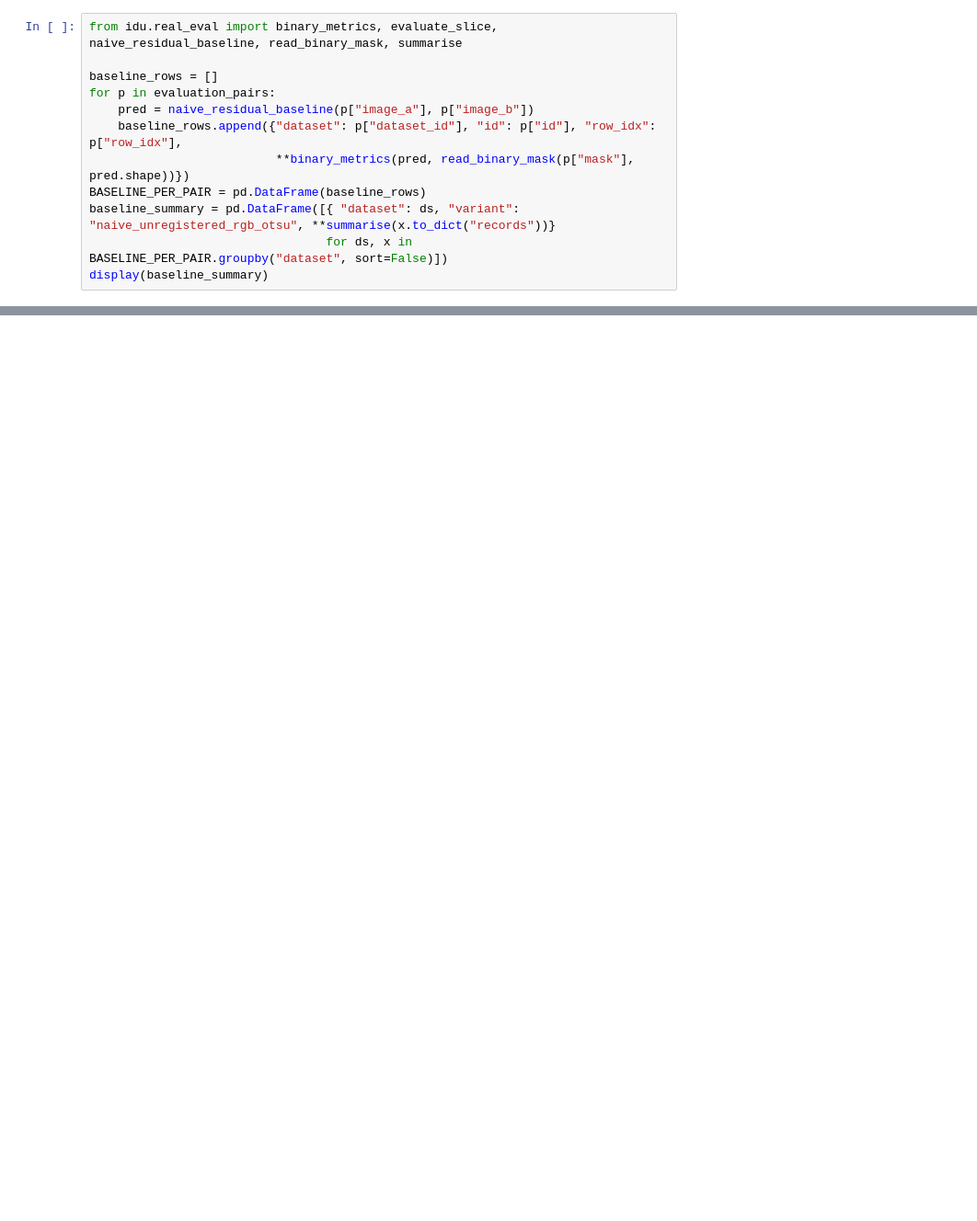
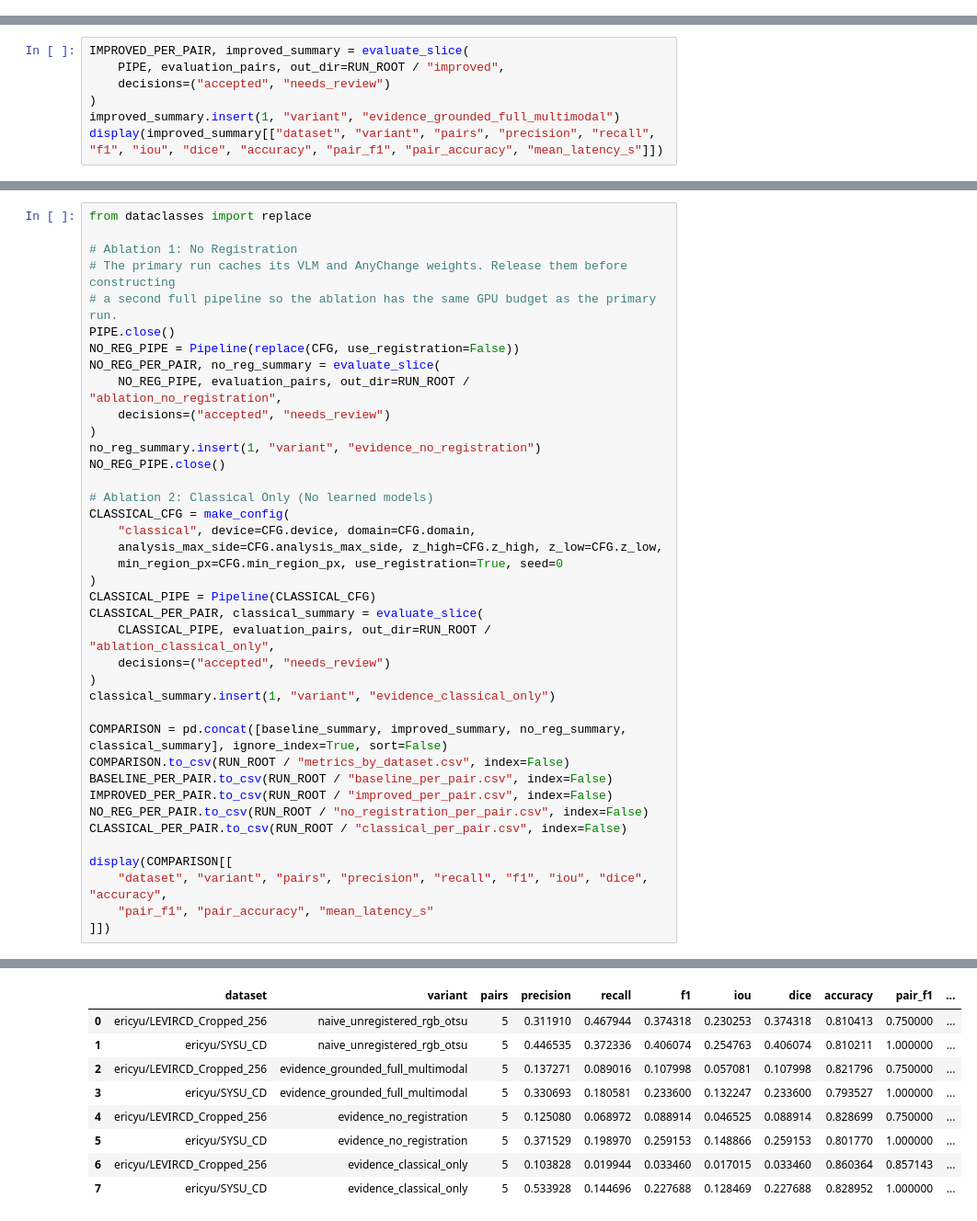
Before and after one commit to Suraj-creation/Paired_image_difference_Problem, a Jupyter notebook: notebooks/Fine_Grained_Image_Difference_Real_Evaluation.ipynb, the cells around one changed output, grey strips where cells are left out. Shown at 92% size. Cells and saved outputs as stored; diff of their text form; blank space fills up the shorter version.

Commit message:
feat: execute multimodal real-data evaluation

```diff
--- a/notebooks/Fine_Grained_Image_Difference_Real_Evaluation.ipynb
+++ b/notebooks/Fine_Grained_Image_Difference_Real_Evaluation.ipynb
@@ -121,12 +0,0 @@ standalone quality score because unchanged pixels dominate remote-sensing masks.
-# %%
-from idu.real_eval import binary_metrics, evaluate_slice, naive_residual_baseline, read_binary_mask, summarise
-
-baseline_rows = []
-for p in evaluation_pairs:
-    pred = naive_residual_baseline(p["image_a"], p["image_b"])
-    baseline_rows.append({"dataset": p["dataset_id"], "id": p["id"], "row_idx": p["row_idx"],
-                          **binary_metrics(pred, read_binary_mask(p["mask"], pred.shape))})
-BASELINE_PER_PAIR = pd.DataFrame(baseline_rows)
-baseline_summary = pd.DataFrame([{ "dataset": ds, "variant": "naive_unregistered_rgb_otsu", **summarise(x.to_dict("records"))}
-                                 for ds, x in BASELINE_PER_PAIR.groupby("dataset", sort=False)])
-display(baseline_summary)
@@ -311,0 +219,7 @@ Actual component status from the last executed pair:
+# %%
+IMPROVED_PER_PAIR, improved_summary = evaluate_slice(
+    PIPE, evaluation_pairs, out_dir=RUN_ROOT / "improved",
+    decisions=("accepted", "needs_review")
+)
+improved_summary.insert(1, "variant", "evidence_grounded_full_multimodal")
+display(improved_summary[["dataset", "variant", "pairs", "precision", "recall", "f1", "iou", "dice", "accuracy", "pair_f1", "pair_accuracy", "mean_latency_s"]])
@@ -311,0 +246,40 @@ Actual component status from the last executed pair:
+# %%
+from dataclasses import replace
+
+# Ablation 1: No Registration
+# The primary run caches its VLM and AnyChange weights. Release them before constructing
+# a second full pipeline so the ablation has the same GPU budget as the primary run.
+PIPE.close()
+NO_REG_PIPE = Pipeline(replace(CFG, use_registration=False))
+NO_REG_PER_PAIR, no_reg_summary = evaluate_slice(
+    NO_REG_PIPE, evaluation_pairs, out_dir=RUN_ROOT / "ablation_no_registration",
+    decisions=("accepted", "needs_review")
+)
+no_reg_summary.insert(1, "variant", "evidence_no_registration")
+NO_REG_PIPE.close()
+
+# Ablation 2: Classical Only (No learned models)
+CLASSICAL_CFG = make_config(
+    "classical", device=CFG.device, domain=CFG.domain,
+    analysis_max_side=CFG.analysis_max_side, z_high=CFG.z_high, z_low=CFG.z_low,
+    min_region_px=CFG.min_region_px, use_registration=True, seed=0
+)
+CLASSICAL_PIPE = Pipeline(CLASSICAL_CFG)
+CLASSICAL_PER_PAIR, classical_summary = evaluate_slice(
+    CLASSICAL_PIPE, evaluation_pairs, out_dir=RUN_ROOT / "ablation_classical_only",
+    decisions=("accepted", "needs_review")
+)
+classical_summary.insert(1, "variant", "evidence_classical_only")
+
+COMPARISON = pd.concat([baseline_summary, improved_summary, no_reg_summary, classical_summary], ignore_index=True, sort=False)
+COMPARISON.to_csv(RUN_ROOT / "metrics_by_dataset.csv", index=False)
+BASELINE_PER_PAIR.to_csv(RUN_ROOT / "baseline_per_pair.csv", index=False)
+IMPROVED_PER_PAIR.to_csv(RUN_ROOT / "improved_per_pair.csv", index=False)
+NO_REG_PER_PAIR.to_csv(RUN_ROOT / "no_registration_per_pair.csv", index=False)
+CLASSICAL_PER_PAIR.to_csv(RUN_ROOT / "classical_per_pair.csv", index=False)
+
+display(COMPARISON[[
+    "dataset", "variant", "pairs", "precision", "recall", "f1", "iou", "dice", "accuracy",
+    "pair_f1", "pair_accuracy", "mean_latency_s"
+]])
+# %% [output]
@@ -311,0 +306,9 @@ Actual component status from the last executed pair:
+|  | dataset | variant | pairs | precision | recall | f1 | iou | dice | accuracy | pair_f1 | ... |
+| 0 | ericyu/LEVIRCD_Cropped_256 | naive_unregistered_rgb_otsu | 5 | 0.311910 | 0.467944 | 0.374318 | 0.230253 | 0.374318 | 0.810413 | 0.750000 | ... |
+| 1 | ericyu/SYSU_CD | naive_unregistered_rgb_otsu | 5 | 0.446535 | 0.372336 | 0.406074 | 0.254763 | 0.406074 | 0.810211 | 1.000000 | ... |
+| 2 | ericyu/LEVIRCD_Cropped_256 | evidence_grounded_full_multimodal | 5 | 0.137271 | 0.089016 | 0.107998 | 0.057081 | 0.107998 | 0.821796 | 0.750000 | ... |
+| 3 | ericyu/SYSU_CD | evidence_grounded_full_multimodal | 5 | 0.330693 | 0.180581 | 0.233600 | 0.132247 | 0.233600 | 0.793527 | 1.000000 | ... |
+| 4 | ericyu/LEVIRCD_Cropped_256 | evidence_no_registration | 5 | 0.125080 | 0.068972 | 0.088914 | 0.046525 | 0.088914 | 0.828699 | 0.750000 | ... |
+| 5 | ericyu/SYSU_CD | evidence_no_registration | 5 | 0.371529 | 0.198970 | 0.259153 | 0.148866 | 0.259153 | 0.801770 | 1.000000 | ... |
+| 6 | ericyu/LEVIRCD_Cropped_256 | evidence_classical_only | 5 | 0.103828 | 0.019944 | 0.033460 | 0.017015 | 0.033460 | 0.860364 | 0.857143 | ... |
+| 7 | ericyu/SYSU_CD | evidence_classical_only | 5 | 0.533928 | 0.144696 | 0.227688 | 0.128469 | 0.227688 | 0.828952 | 1.000000 | ... |
```
Also changed, not shown: parts of 35 cells of this notebook, 27 other files.
